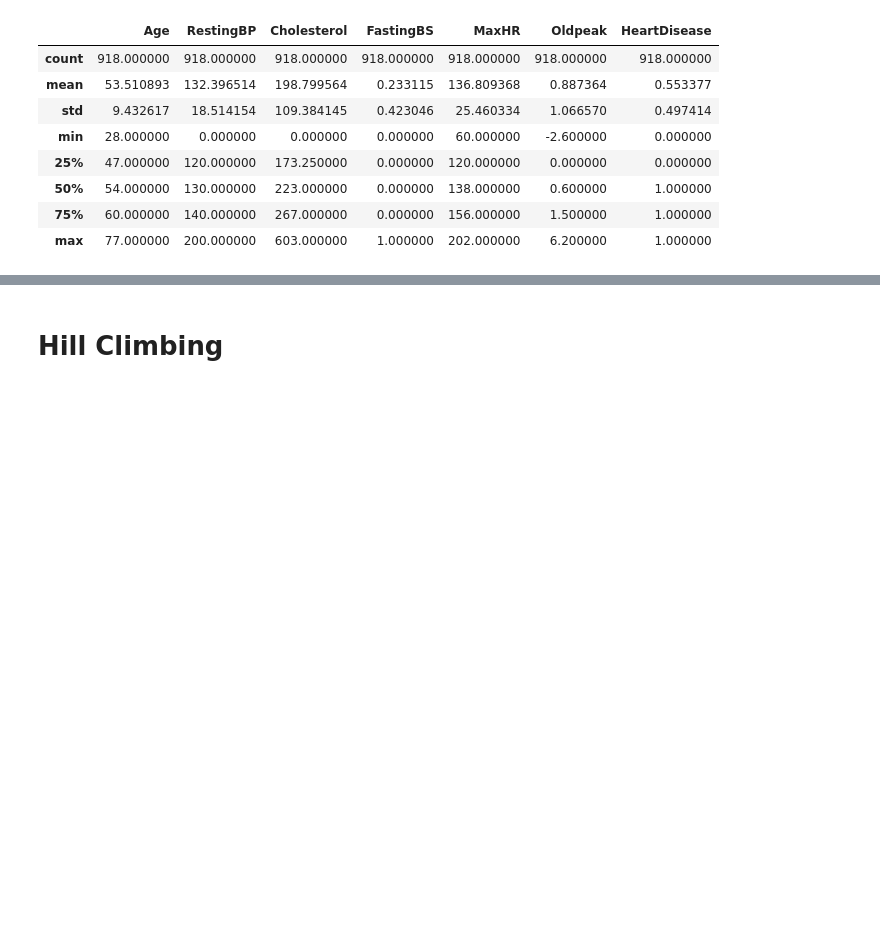
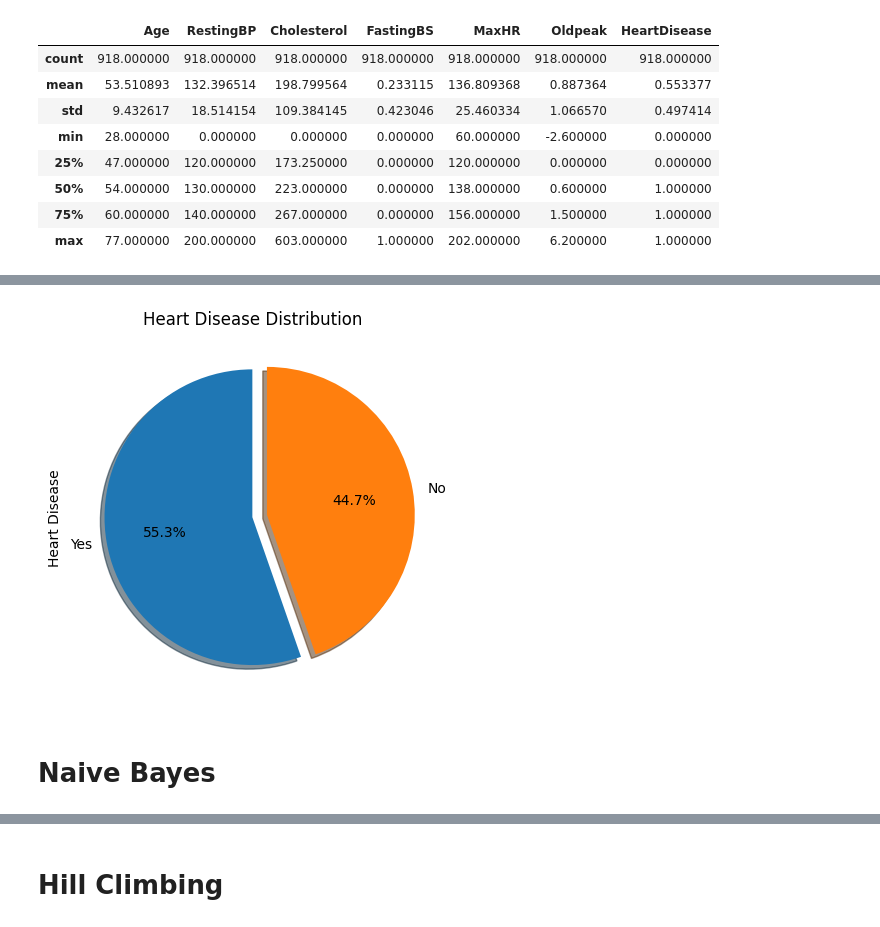
Before and after one commit to MatteoFasulo/BayesianHeartDisease, a Jupyter notebook: MLE_heart.ipynb, the cells around one changed output, grey strips where cells are left out. Drawn from its saved outputs; the diff is of its cells as text; code cells hidden in the pictures; blank space fills up the shorter version.

```diff
--- a/MLE_heart.ipynb
+++ b/MLE_heart.ipynb
@@ -50,6 +46,0 @@ qua ho fatto un po' di roba a cazzo di cane giusto per avere dei labels
-# %%
-df["Age"] = pd.qcut(x=data["Age"], q=4, labels=["Young adults", "middleage", "almost old", "old"])
-df["RestingBP"] = pd.qcut(x=data["RestingBP"], q=3, labels=["low", "medium", "high"])
-df["Cholesterol"] = pd.qcut(x=data["Cholesterol"], q=3, labels=["low", "medium", "high"])
-df["MaxHR"] = pd.qcut(x=data["MaxHR"], q=3, labels=["low", "medium", "high"])
-df["Oldpeak"] = pd.qcut(x=data["Oldpeak"], q=3, labels=["low", "medium", "high"])
@@ -161,0 +49,6 @@ ValueError: Data has variables which are not in the model
+# %%
+df["Age"] = pd.qcut(x=data["Age"], q=4, labels=["<48", "48-54", "55-60", "60+"])
+df["RestingBP"] = pd.qcut(x=data["RestingBP"], q=3, labels=["low", "medium", "high"])
+df["Cholesterol"] = pd.qcut(x=data["Cholesterol"], q=3, labels=["low", "medium", "high"])
+df["MaxHR"] = pd.qcut(x=data["MaxHR"], q=3, labels=["low", "medium", "high"])
+df["Oldpeak"] = pd.qcut(x=data["Oldpeak"], q=3, labels=["low", "medium", "high"])
@@ -161,0 +64,5 @@ ValueError: Data has variables which are not in the model
+# %%
+df["HeartDisease"].value_counts().plot(kind="pie", autopct='%1.1f%%', startangle=90, explode=[0, 0.1], shadow=True, labels=["Yes", "No"], label="Heart Disease", title="Heart Disease Distribution")
+plt.show()
+# %% [output]
+[figure, added]
@@ -161,0 +77,2 @@ ValueError: Data has variables which are not in the model
+# %% [markdown]
+# Naive Bayes
```
Also changed, not shown: parts of 89 cells of this notebook, 2 other files.
